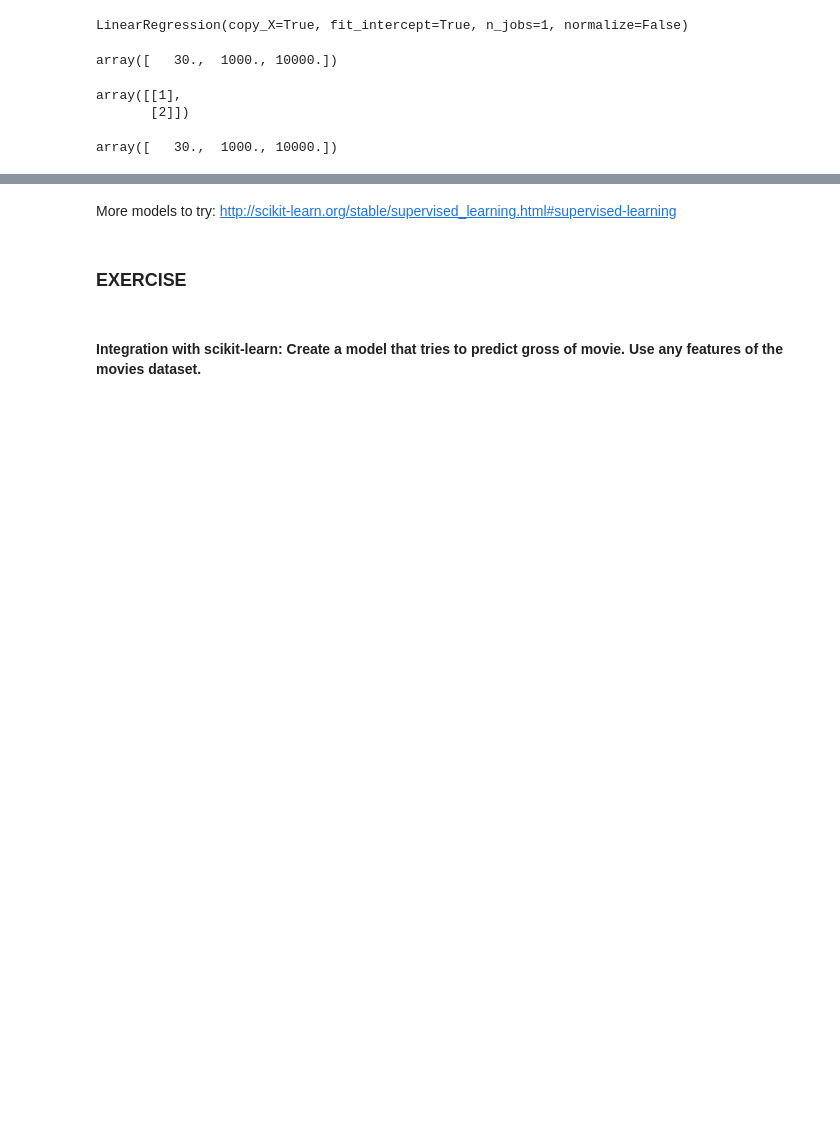
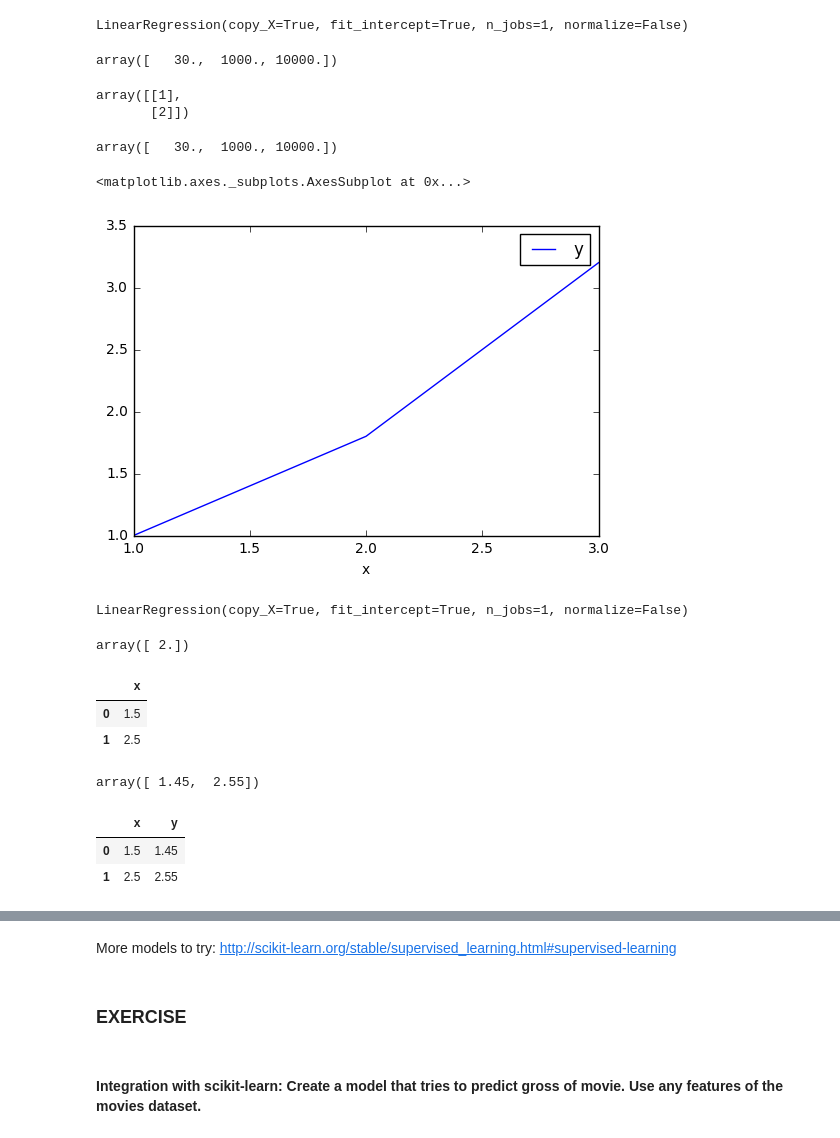
Before and after one commit to Nozdi/first-steps-with-pandas-workshop, a Jupyter notebook: first-steps-with-pandas-with-solutions.ipynb, the cells around one changed output, grey strips where cells are left out. Drawn from its saved outputs; the diff is of its cells as text; code cells hidden in the pictures; blank space fills up the shorter version.

```diff
--- a/first-steps-with-pandas-with-solutions.ipynb
+++ b/first-steps-with-pandas-with-solutions.ipynb
@@ -1656,3 +1658,45 @@ clf.fit(X, y)
 clf.predict( np.array([3, 100, 1000])[:,np.newaxis] )
 # %% [output]
 array([   30.,  1000., 10000.])
+# %%
+train_df = pd.DataFrame([
+        (1, 1),
+        (2, 1.8),
+        (3, 3.2)
+    ], columns=['x', 'y'])
+
+train_df.plot(x='x', y='y')
+# %% [output]
+<matplotlib.axes._subplots.AxesSubplot at 0x...>
+[figure, added]
+# %%
+clf = LinearRegression()
+clf.fit(train_df[['x']], train_df['y'])
+# %% [output]
+LinearRegression(copy_X=True, fit_intercept=True, n_jobs=1, normalize=False)
+# %%
+clf.predict([[2]])
+# %% [output]
+array([ 2.])
+# %%
+test_df = pd.DataFrame([
+        (1.5),
+        (2.5),
+    ], columns=['x'])
+
+test_df
+# %% [output]
+|  | x |
+| 0 | 1.5 |
+| 1 | 2.5 |
+# %%
+clf.predict(test_df[['x']])
+# %% [output]
+array([ 1.45,  2.55])
+# %%
+test_df['y'] = clf.predict(test_df[['x']])
+test_df
+# %% [output]
+|  | x | y |
+| 0 | 1.5 | 1.45 |
+| 1 | 2.5 | 2.55 |
```
Also changed, not shown: parts of 4 cells of this notebook, 1 other file.
